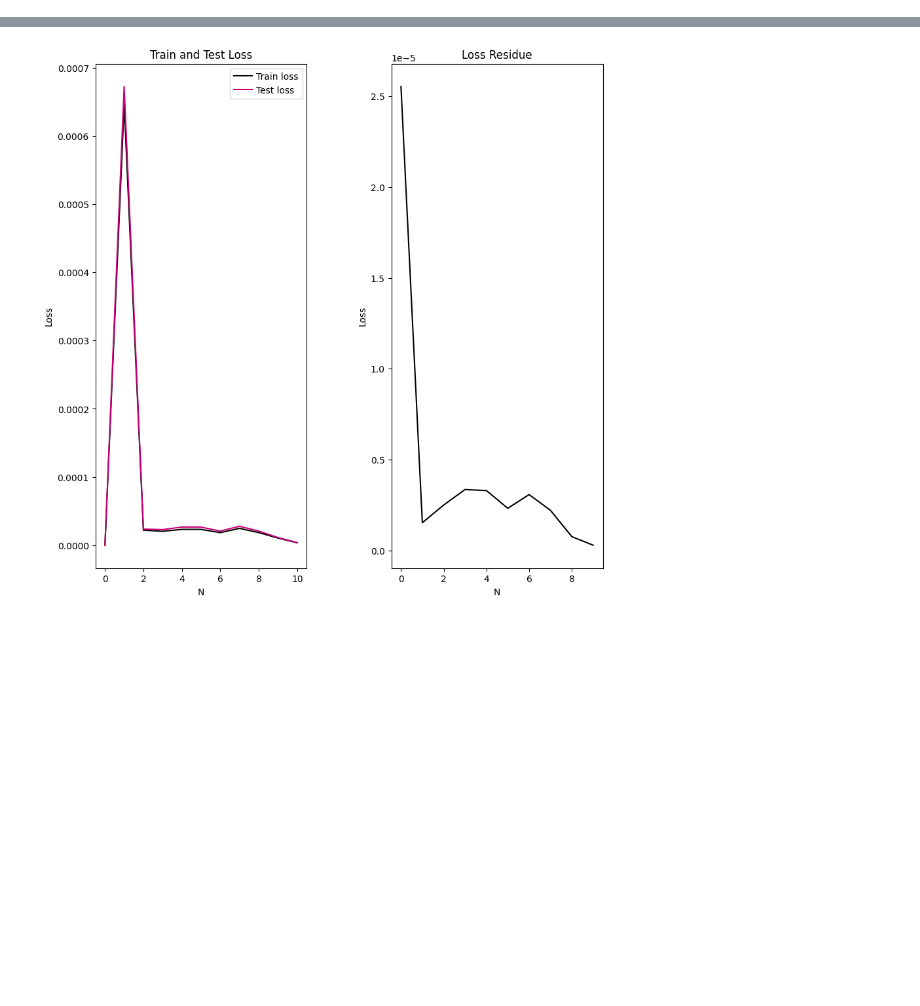
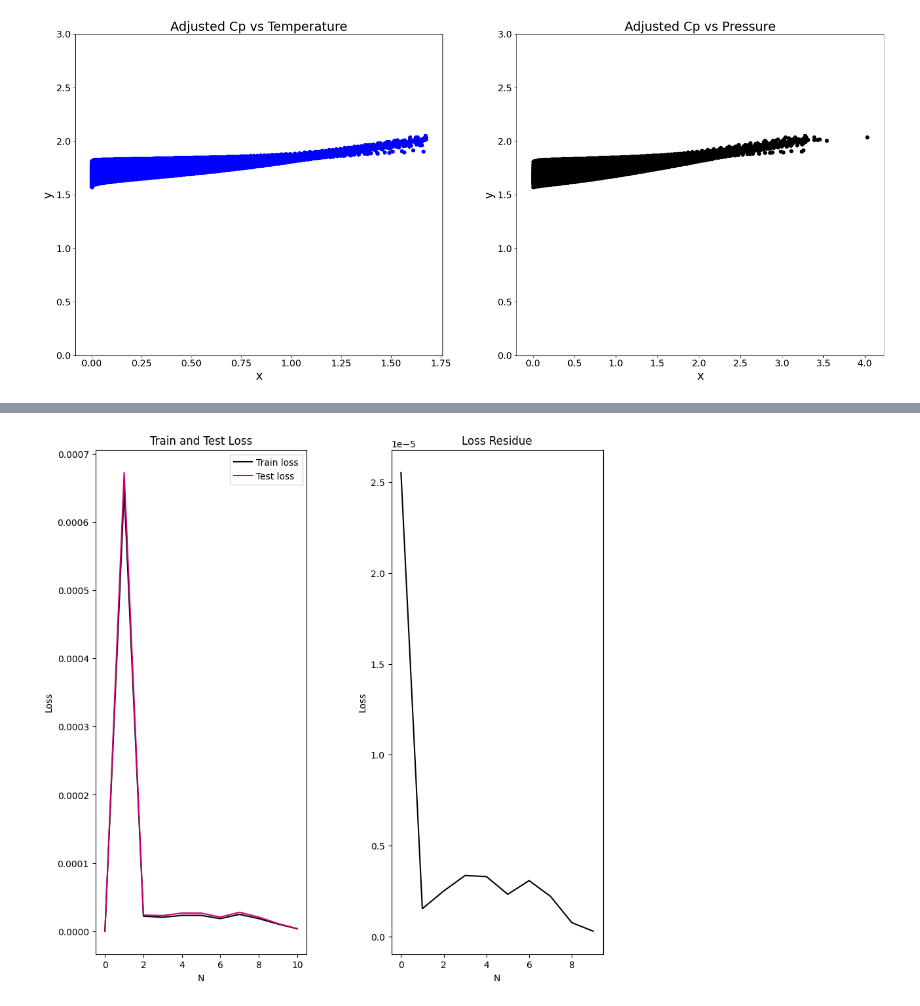
Before and after one commit to Zackary-Overend/MSc, a Jupyter notebook: Model_main.ipynb, the cells around one changed output, grey strips where cells are left out. Saved outputs shown, nothing was run; the diff lists cells and outputs as text; code cells hidden in the pictures; blank space fills up the shorter version.

Commit message:
Creation of figures used for Results section of the report

```diff
--- a/Model_main.ipynb
+++ b/Model_main.ipynb
@@ -133,7 +133,8 @@ def Data_Manipulation(df: pd.DataFrame) -> pd.DataFrame:
 
     Temperature = np.power(np.arctanh(np.power(Tr, 29.12522)), 0.688902)
     Pressure = np.power(np.arctanh(np.power(Pr, 0.99928)), 1.162695504)
-    CP = np.sqrt(np.log(np.power(np.log(CP), 1/3.061115817107)))
+    # CP = np.sqrt(np.log(np.power(np.log(CP), 1/3.061115817107)))
+    CP = np.power(np.log(CP), 1/3.061115817107)
 
     temp = {'Isomeric Smile': Isom, 'Temperature (K)': Temperature, 'Pressure (bar)': Pressure, 'Cp (J/mol*K)': CP}
     temp = pd.DataFrame(temp)
@@ -404,3 +405,38 @@ class ANN(nn.Module):
         for layer in self.layers:
             x = layer(x)
         return x
+# %%
+path = r"C:\Users\Geoff's\Desktop\Dissertation\Models\No Cross Validation"
+load_data_file = "NIST Saturation.xlsx"
+hidden_layer = [29]
+split_values = [2,3,4]
+
+df = Data_gather(path, load_data_file, False, True)
+df2 = Data_Manipulation(df)
+# %%
+df3 = Data_Manipulation(df)
+# %%
+fig, (ax1, ax2)= plt.subplots(1, 2, figsize=(25,10))
+
+plt.subplots_adjust(wspace=.2,hspace=-0.4)
+plt.rc('font', size= 18)
+plt.rc('axes', labelsize= 20)
+plt.rc('xtick', labelsize= 16)
+plt.rc('ytick', labelsize= 16)
+
+ax1.plot(df3['Temperature (K)'].tolist(), df3['Cp (J/mol*K)'], 'ob')
+ax1.set_ylabel('y')
+ax1.set_xlabel('x')
+ax1.set_title('Adjusted Cp vs Temperature')
+ax1.set_ylim(0,3)
+
+ax2.plot(df3['Pressure (bar)'].tolist(), df3['Cp (J/mol*K)'] ,'ok')
+ax2.set_ylabel('y')
+ax2.set_xlabel('x')
+ax2.set_title('Adjusted Cp vs Pressure')
+ax2.set_ylim(0,3)
+
+plt.savefig('Modified Data1.pdf')
+plt.show()
+# %% [output]
+[figure, added]
```
Also changed, not shown: parts of 1 cell of this notebook, 4 other files.
